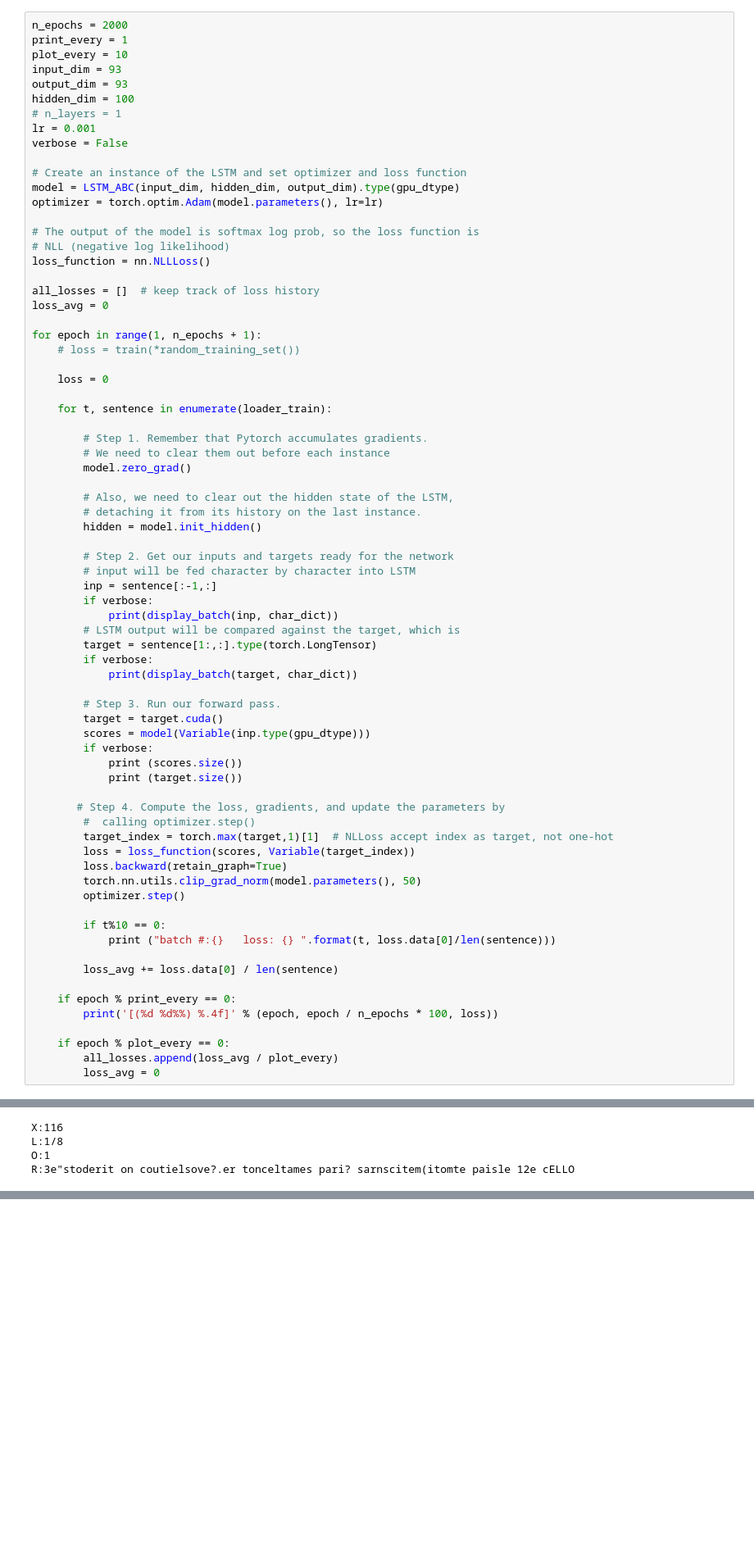
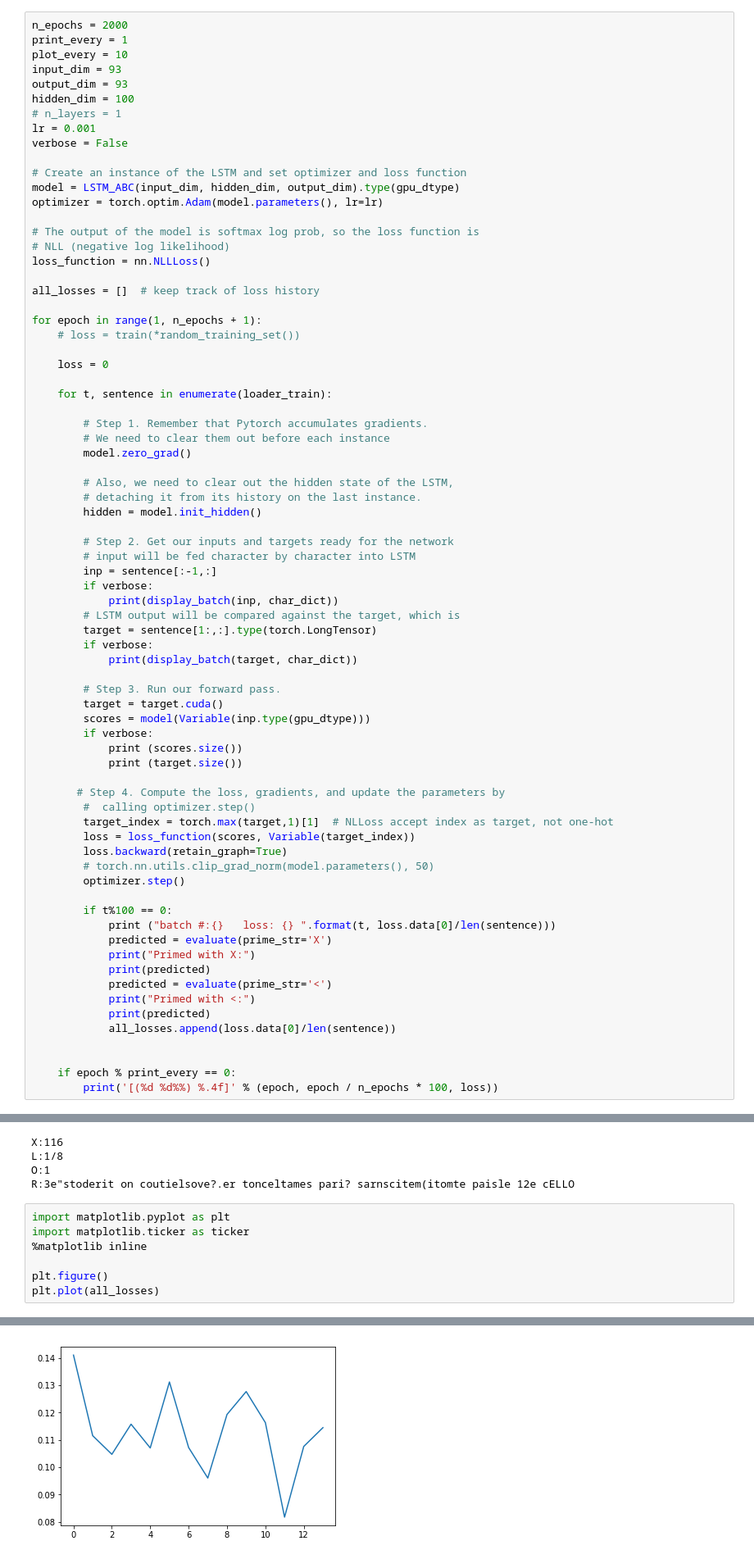
Before and after one commit to LUKELIEM/lstm-music, a Jupyter notebook: LSTM-ABC.ipynb, the cells around one changed output, grey strips where cells are left out. Shown at 82% size. Saved outputs shown, nothing was run; the diff lists cells and outputs as text; blank space fills up the shorter version.

```diff
--- a/LSTM-ABC.ipynb
+++ b/LSTM-ABC.ipynb
@@ -337,7 +337,6 @@ optimizer = torch.optim.Adam(model.parameters(), lr=lr)
 loss_function = nn.NLLLoss()
 
 all_losses = []  # keep track of loss history
-loss_avg = 0
 
 for epoch in range(1, n_epochs + 1):
     # loss = train(*random_training_set())
@@ -376,18 +375,20 @@ for epoch in range(1, n_epochs + 1):
         target_index = torch.max(target,1)[1]  # NLLoss accept index as target, not one-hot
         loss = loss_function(scores, Variable(target_index))
         loss.backward(retain_graph=True)
-        torch.nn.utils.clip_grad_norm(model.parameters(), 50)
+        # torch.nn.utils.clip_grad_norm(model.parameters(), 50)
         optimizer.step()
 
-        if t%10 == 0:
+        if t%100 == 0:
             print ("batch #:{}   loss: {} ".format(t, loss.data[0]/len(sentence)))
+            predicted = evaluate(prime_str='X')
+            print("Primed with X:")
+            print(predicted)
+            predicted = evaluate(prime_str='<')
+            print("Primed with <:")
+            print(predicted)
+            all_losses.append(loss.data[0]/len(sentence))
 
-        loss_avg += loss.data[0] / len(sentence)
 
     if epoch % print_every == 0:
         print('[(%d %d%%) %.4f]' % (epoch, epoch / n_epochs * 100, loss))
-
-    if epoch % plot_every == 0:
-        all_losses.append(loss_avg / plot_every)
-        loss_avg = 0
 # %% [output]
@@ -445,3 +445,11 @@ X:116
 L:1/8
 O:1
 R:3e"stoderit on coutielsove?.er tonceltames pari? sarnscitem(itomte paisle 12e cELLO
+# %%
+import matplotlib.pyplot as plt
+import matplotlib.ticker as ticker
+%matplotlib inline
+
+plt.figure()
+plt.plot(all_losses)
+# %% [output]
@@ -447,0 +457 @@ R:3e"stoderit on coutielsove?.er tonceltames pari? sarnscitem(itomte paisle 12e
+[figure, added]
```
Also changed, not shown: parts of 3 cells of this notebook.
